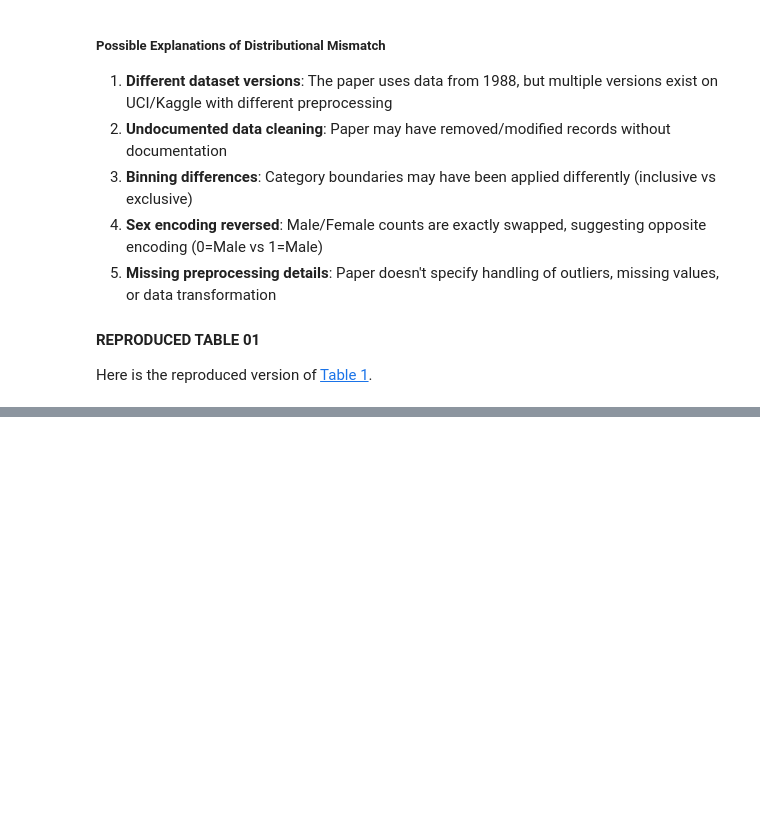
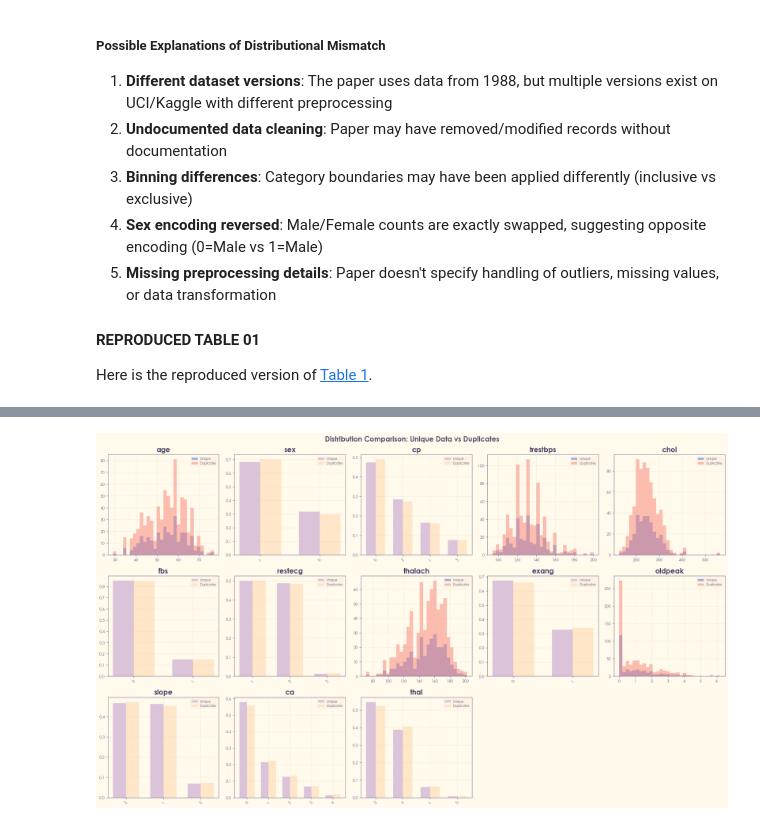
Before and after one commit to Mubashir42884/Research-Methodology-and-Statistics, a Jupyter notebook: notebooks/01_data_explore.ipynb, the cells around one changed output, grey strips where cells are left out. Saved outputs shown, nothing was run; the diff lists cells and outputs as text; code cells hidden in the pictures; blank space fills up the shorter version.

```diff
--- a/notebooks/01_data_explore.ipynb
+++ b/notebooks/01_data_explore.ipynb
@@ -470,0 +508,2 @@ Here is the reproduced version of <a href="../contents/tables/table1_reproduced.
+# %%
+plt.rcParams['figure.figsize'] = (12, 6)
@@ -470,0 +528,14 @@ Here is the reproduced version of <a href="../contents/tables/table1_reproduced.
+# %%
+print("1. DESCRIPTIVE STATISTICS OF DUPLICATED DATA")
+print("="*80)
+
+# Identify duplicate rows in the full dataset
+df_full['is_duplicate'] = df_full.duplicated(keep='first')
+df_duplicates = df_full[df_full['is_duplicate']].copy()
+
+print(f"\nTotal duplicate records: {len(df_duplicates)}")
+print(f"Percentage of dataset that is duplicates: {(len(df_duplicates)/len(df_full)*100):.2f}%")
+
+# Descriptive statistics for duplicates
+print("\nDescriptive Statistics for Duplicate Records:")
+print(df_duplicates.describe())
@@ -470,0 +589,40 @@ Here is the reproduced version of <a href="../contents/tables/table1_reproduced.
+# %%
+# Create visualizations for distributions
+fig, axes = plt.subplots(3, 5, figsize=(20, 12))
+
+fig.suptitle('Distribution Comparison: Unique Data vs Duplicates',
+             fontsize=16, fontweight='bold')
+
+features = df_unique.columns.drop('target')
+for idx, feature in enumerate(features):
+    row = idx // 5
+    col = idx % 5
+    ax = axes[row, col]
+
+    # Plot both distributions
+    if df_unique[feature].nunique() > 10:  # Continuous
+        ax.hist(df_unique[feature], alpha=0.5, label='Unique', bins=30, color='royalblue')
+        ax.hist(df_duplicates[feature], alpha=0.5, label='Duplicates', bins=30, color='salmon')
+    else:  # Categorical
+        unique_counts = df_unique[feature].value_counts(normalize=True)
+        dup_counts = df_duplicates[feature].value_counts(normalize=True)
+        x = np.arange(len(unique_counts))
+        width = 0.35
+        ax.bar(x - width/2, unique_counts.values, width, label='Unique', alpha=0.9, color='thistle')
+        ax.bar(x + width/2, dup_counts.values, width, label='Duplicates', alpha=0.9, color='bisque')
+        ax.set_xticks(x)
+        ax.set_xticklabels(unique_counts.index, rotation=45)
+
+    ax.set_title(feature, fontweight='bold')
+    ax.legend(loc='best')
+    ax.grid(True)
+
+# Turn off the last unused subplot
+axes[2, 3].axis('off')
+axes[2, 4].axis('off')
+
+plt.tight_layout()
+plt.savefig('../contents/figures/duplicate_distributions.png', dpi=600, bbox_inches='tight')
+plt.show()
+# %% [output]
+[figure, added]
```
Also changed, not shown: parts of 20 cells of this notebook, 18 other files.
